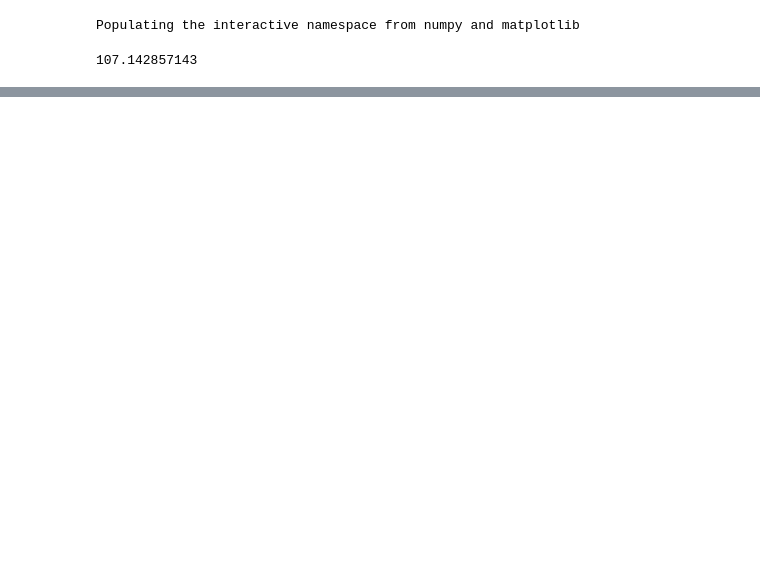
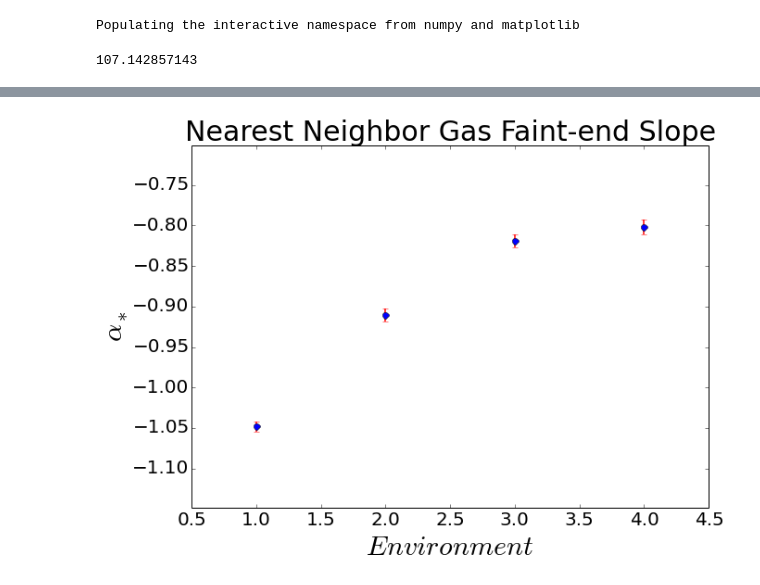
Before and after one commit to jdprada1760/Cornell_Summer, a Jupyter notebook: Illustris_Run/Code/MCMCfits.ipynb, the cells around one changed output, grey strips where cells are left out. Cells and saved outputs as stored; diff of their text form; code cells hidden in the pictures; blank space fills up the shorter version.

```diff
--- a/Illustris_Run/Code/MCMCfits.ipynb
+++ b/Illustris_Run/Code/MCMCfits.ipynb
@@ -302,0 +322,4 @@ ValueError: operands could not be broadcast together with shapes (4,2) (4,)
+# %%
+graph(alph,dalph,0.1,r"$\alpha_*$","Nearest Neighbor Gas Faint-end Slope","quartiles_slope_gas")
+# %% [output]
+[figure, added]
```
Also changed, not shown: parts of 8 cells of this notebook, 1 other file.
